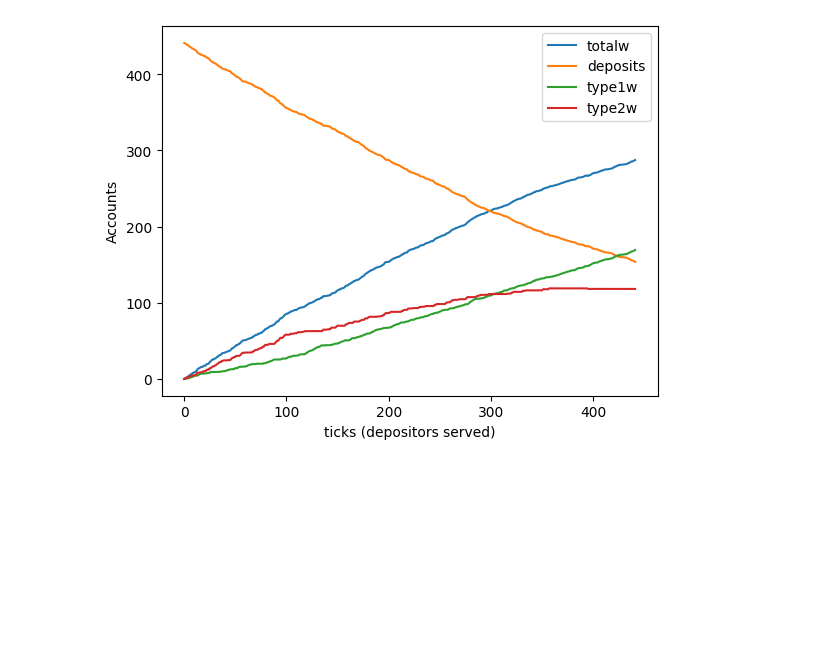
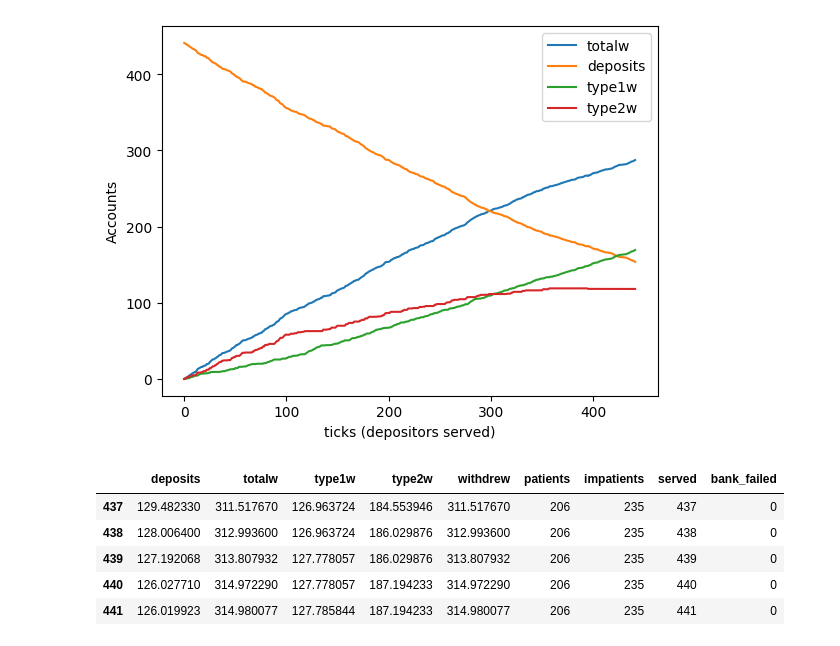
Before and after one commit to promeroec/mesa-abm, a Jupyter notebook: notebooks/onebankdd_colab.ipynb, the cells around one changed output. Cells and saved outputs as stored; diff of their text form; code cells hidden in the pictures; blank space fills up the shorter version.

```diff
--- a/notebooks/onebankdd_colab.ipynb
+++ b/notebooks/onebankdd_colab.ipynb
@@ -58,0 +72,12 @@ plt.show()
+# %%
+model1.run_model()
+
+results1 = model1.datacollector.get_model_vars_dataframe()
+results1.tail()
+# %% [output]
+|  | deposits | totalw | type1w | type2w | withdrew | patients | impatients | served | bank_failed |
+| 437 | 129.482330 | 311.517670 | 126.963724 | 184.553946 | 311.517670 | 206 | 235 | 437 | 0 |
+| 438 | 128.006400 | 312.993600 | 126.963724 | 186.029876 | 312.993600 | 206 | 235 | 438 | 0 |
+| 439 | 127.192068 | 313.807932 | 127.778057 | 186.029876 | 313.807932 | 206 | 235 | 439 | 0 |
+| 440 | 126.027710 | 314.972290 | 127.778057 | 187.194233 | 314.972290 | 206 | 235 | 440 | 0 |
+| 441 | 126.019923 | 314.980077 | 127.785844 | 187.194233 | 314.980077 | 206 | 235 | 441 | 0 |
```
Also changed, not shown: parts of 6 cells of this notebook.
